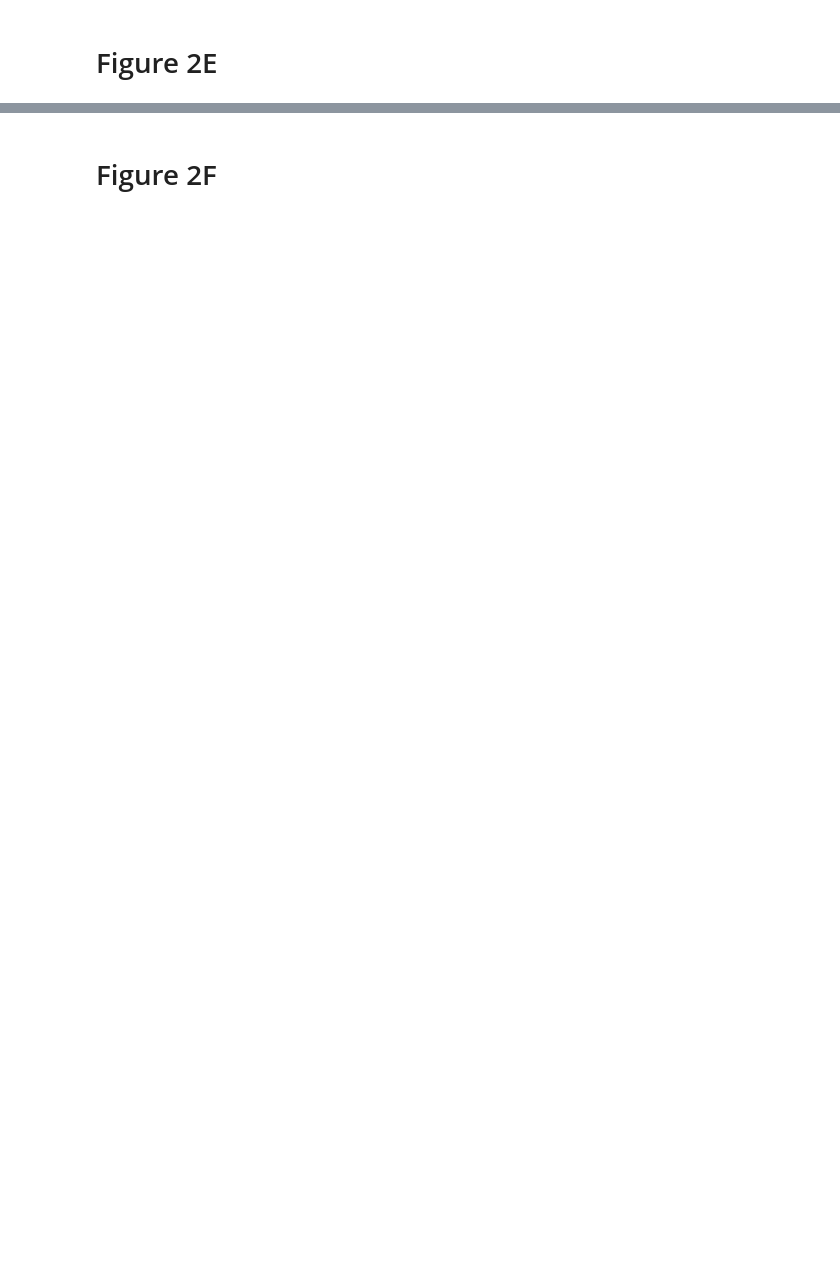
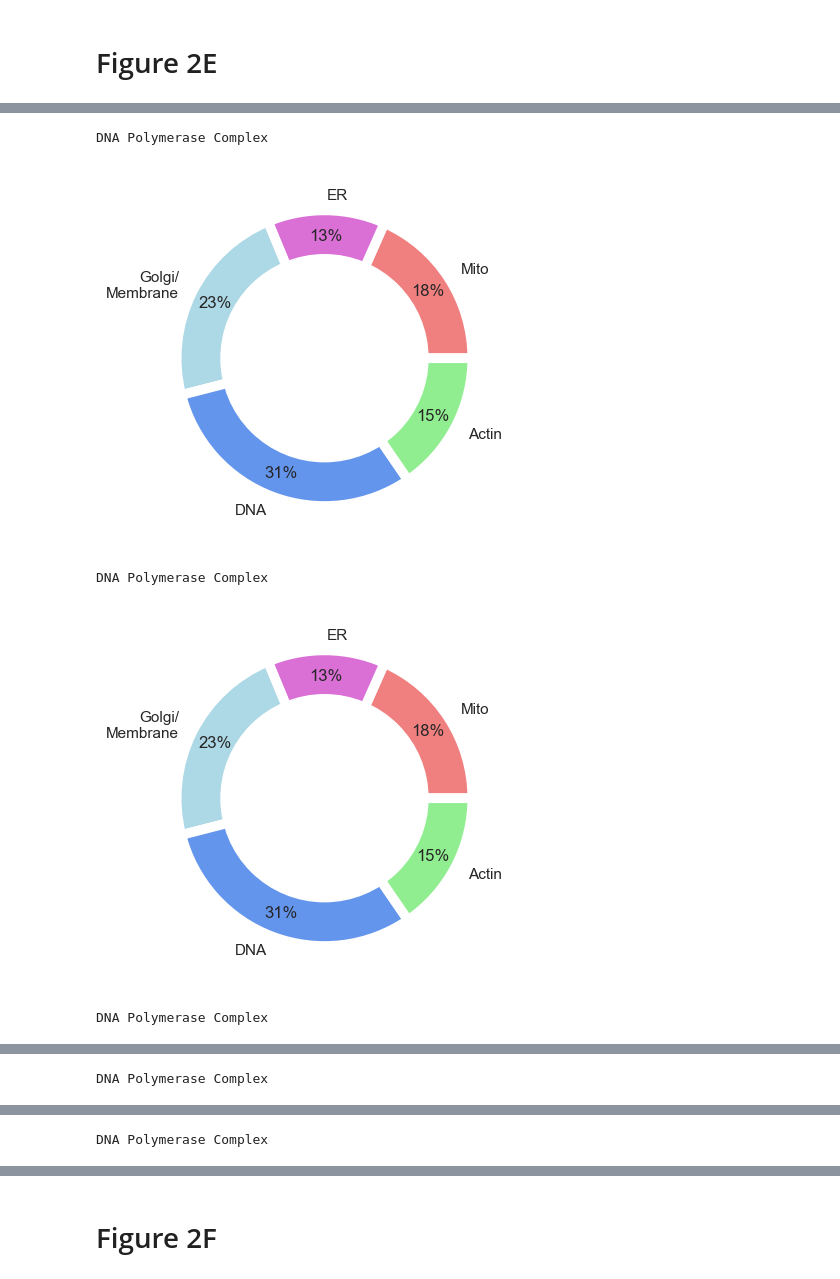
Before and after one commit to broadinstitute/2022_PERISCOPE, a Jupyter notebook: 2_A549_WGS_Summary/Figure_2.ipynb, the cells around one changed output, grey strips where cells are left out. Drawn from its saved outputs; the diff is of its cells as text; code cells hidden in the pictures; blank space fills up the shorter version.

```diff
--- a/2_A549_WGS_Summary/Figure_2.ipynb
+++ b/2_A549_WGS_Summary/Figure_2.ipynb
@@ -545,0 +492,13 @@ data
+# %%
+# Organize the data into a dataframe, the gene list are from the gene ontology data sets
+gene_groups = ['Vacuolar-type ATPase','Protein O-mannosylation','Outer Mitochondrial Membrane Protein Complex',
+               'Cortical Cytoskeleton','DNA Polymerase Complex']
+data = pd.DataFrame(index=gene_groups)
+
+for gene_group in gene_groups:
+    gene_list = GO_dict[gene_group]
+    df_genes = df_sig_feature.loc[gene_list]
+    df_genes = df_genes.reset_index().query('index in @expressed_gene_list').query('index in @hit_list')
+    data = df_maker(gene_group, df_genes)
+
+data
@@ -546,26 +512,32 @@ data
 # %%
 # Plot fraction of features per compartments for Fig 2E
-for gene in list(data.index):
+for group in list(data.index):
     print(gene)
     # create data
     names = ['Mito','ER', 'Golgi/\nMembrane', 'DNA','Actin']
     size = data.loc[gene].values
 
     # Create a circle at the center of the plot
     my_circle = plt.Circle( (0,0), 0.7, color='white')
 
     # Custom wedges
     plt.pie(size,
             labels=names,
             wedgeprops = { 'linewidth' : 7, 'edgecolor' : 'white' },
             colors = ['lightcoral','orchid','lightblue','cornflowerblue','lightgreen'],
             autopct='%1.0f%%',
             pctdistance=0.83)
     p = plt.gcf()
     p.gca().add_artist(my_circle)
-    plt.savefig(os.path.join(output_folder,'figure_panels',f'Fig2E_A549_fraction_features_per_compartments_{gene}.png'),
+    plt.savefig(os.path.join(output_folder,'figure_panels',f'Fig2E_A549_fraction_features_per_compartments_{group}.png'),
                 dpi=300,
                 facecolor='w',
                 edgecolor='w',
                 bbox_inches='tight')
     plt.show()
+# %% [output]
+DNA Polymerase Complex
+[figure, added]
+DNA Polymerase Complex
+[figure, added]
+DNA Polymerase Complex
@@ -571,0 +545 @@ for gene in list(data.index):
+DNA Polymerase Complex
@@ -571,0 +547 @@ for gene in list(data.index):
+DNA Polymerase Complex
```
Also changed, not shown: parts of 22 cells of this notebook.
